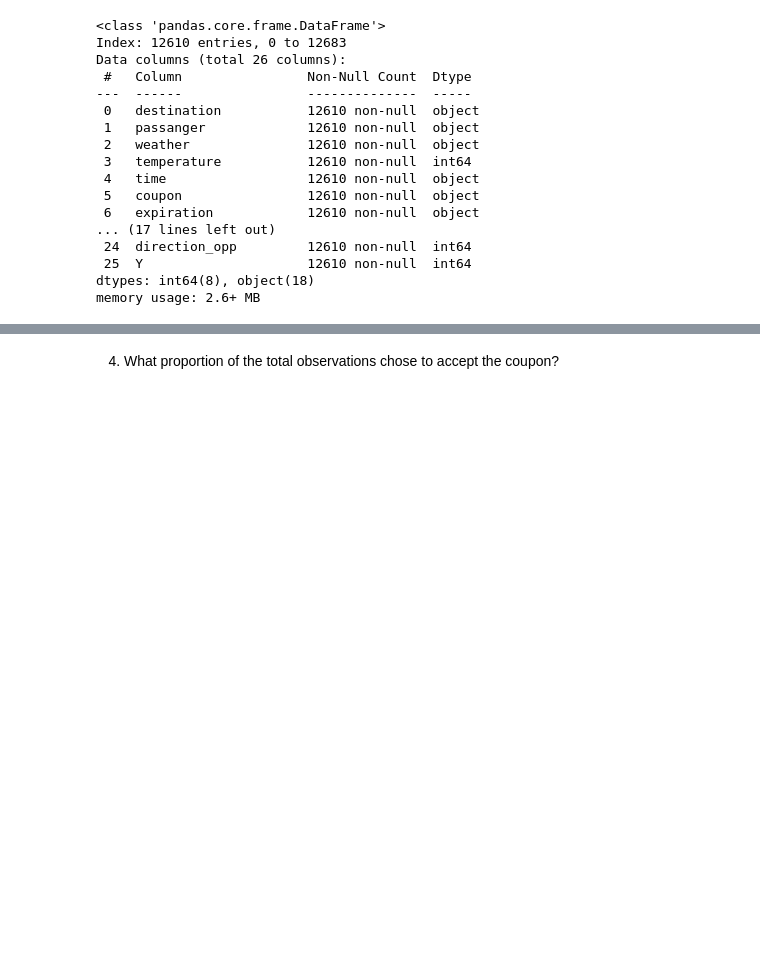
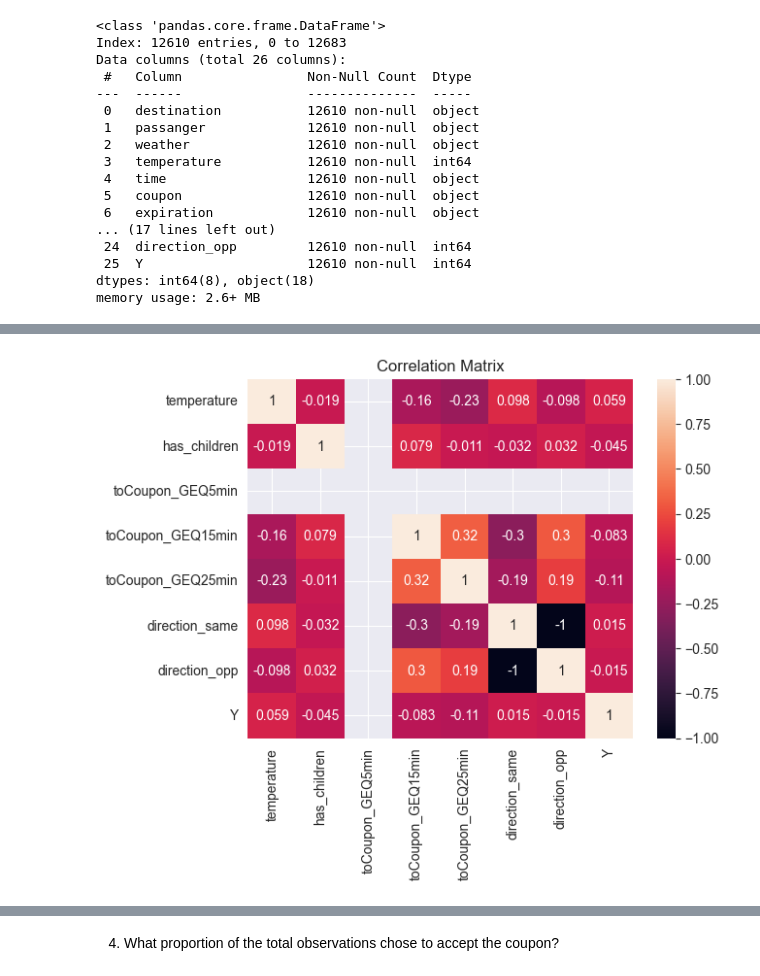
Before and after one commit to licyambrose/couponchoice, a Jupyter notebook: scripts/prompt.ipynb, the cells around one changed output, grey strips where cells are left out. Drawn from its saved outputs; the diff is of its cells as text; code cells hidden in the pictures; blank space fills up the shorter version.

```diff
--- a/scripts/prompt.ipynb
+++ b/scripts/prompt.ipynb
@@ -202,7 +202,7 @@ numeric_data.cov()
 | Y | 0.563590 | -0.010997 | 0.0 | -0.020338 | -0.017158 | 0.003042 | ... |
 # %%
 # correlation matrix on numeric columns
-numeric_data.corr()
+correlation_matrix = numeric_data.corr()
 # %% [output]
 |  | temperature | has_children | toCoupon_GEQ5min | toCoupon_GEQ15min | toCoupon_GEQ25min | direction_same | ... |
 | temperature | 1.000000 | -0.018599 | NaN | -0.157089 | -0.227165 | 0.097972 | ... |
@@ -213,3 +213,10 @@ numeric_data.corr()
 | direction_same | 0.097972 | -0.032353 | NaN | -0.302066 | -0.189900 | 1.000000 | ... |
 | direction_opp | -0.097972 | 0.032353 | NaN | 0.302066 | 0.189900 | -1.000000 | ... |
 | Y | 0.059393 | -0.045056 | NaN | -0.082693 | -0.108139 | 0.014932 | ... |
+# %%
+# plot the heat map
+sns.heatmap(correlation_matrix, annot=True)
+plt.title("Correlation Matrix")
+plt.show()
+# %% [output]
+[figure, added]
```
Also changed, not shown: parts of 1 cell of this notebook.
